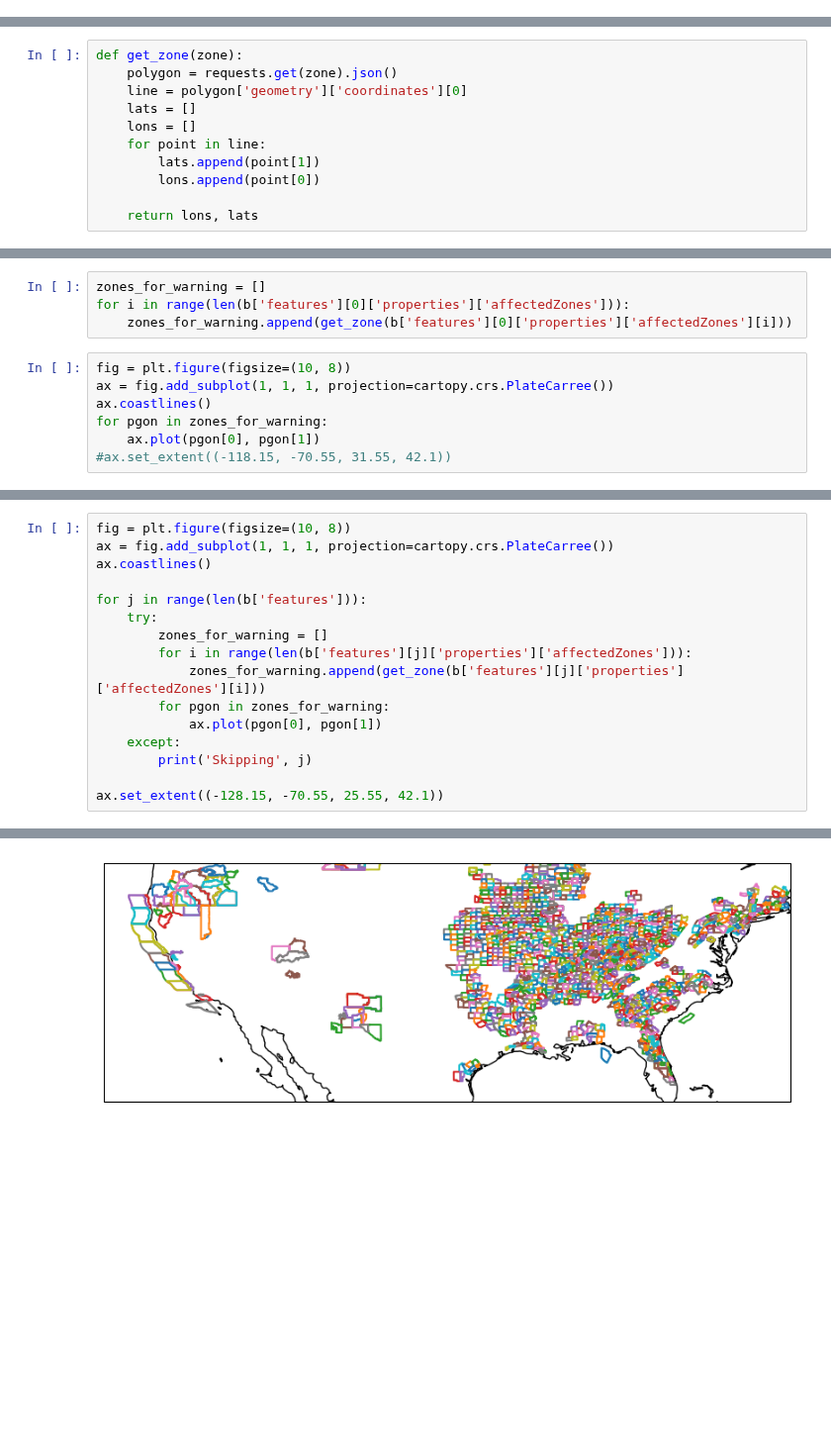
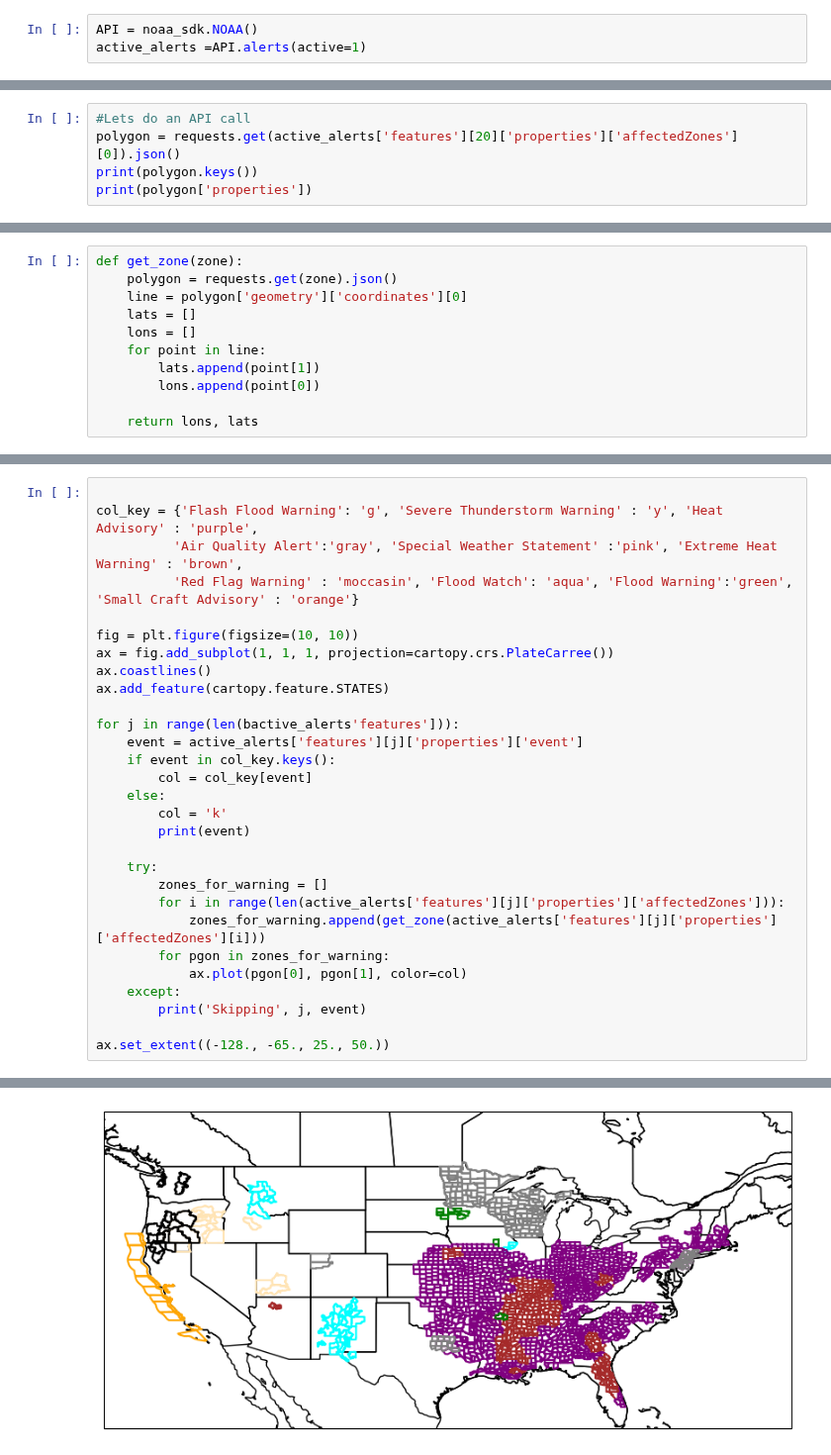
Before and after one commit to scollis/notebooks, a Jupyter notebook: NWSAPI.ipynb, the cells around one changed output, grey strips where cells are left out. Shown at 99% size. Drawn from its saved outputs; the diff is of its cells as text; blank space fills up the shorter version.

```diff
--- a/NWSAPI.ipynb
+++ b/NWSAPI.ipynb
@@ -169,0 +25,3 @@ lons
+# %%
+API = noaa_sdk.NOAA()
+active_alerts =API.alerts(active=1)
@@ -169,0 +54,5 @@ lons
+# %%
+#Lets do an API call
+polygon = requests.get(active_alerts['features'][20]['properties']['affectedZones'][0]).json()
+print(polygon.keys())
+print(polygon['properties'])
@@ -183,11 +78,0 @@ f1_lons, f1_lats  = get_zone(b['features'][0]['properties']['affectedZones'][0])
-# %%
-zones_for_warning = []
-for i in range(len(b['features'][0]['properties']['affectedZones'])):
-    zones_for_warning.append(get_zone(b['features'][0]['properties']['affectedZones'][i]))
-# %%
-fig = plt.figure(figsize=(10, 8))
-ax = fig.add_subplot(1, 1, 1, projection=cartopy.crs.PlateCarree())
-ax.coastlines()
-for pgon in zones_for_warning:
-    ax.plot(pgon[0], pgon[1])
-#ax.set_extent((-118.15, -70.55, 31.55, 42.1))
@@ -196,17 +146,30 @@ for pgon in zones_for_warning:
 # %%
-fig = plt.figure(figsize=(10, 8))
+
+col_key = {'Flash Flood Warning': 'g', 'Severe Thunderstorm Warning' : 'y', 'Heat Advisory' : 'purple',
+          'Air Quality Alert':'gray', 'Special Weather Statement' :'pink', 'Extreme Heat Warning' : 'brown',
+          'Red Flag Warning' : 'moccasin', 'Flood Watch': 'aqua', 'Flood Warning':'green', 'Small Craft Advisory' : 'orange'}
+
+fig = plt.figure(figsize=(10, 10))
 ax = fig.add_subplot(1, 1, 1, projection=cartopy.crs.PlateCarree())
 ax.coastlines()
+ax.add_feature(cartopy.feature.STATES)
 
-for j in range(len(b['features'])):
+for j in range(len(bactive_alerts'features'])):
+    event = active_alerts['features'][j]['properties']['event']
+    if event in col_key.keys():
+        col = col_key[event]
+    else:
+        col = 'k'
+        print(event)
+
     try:
         zones_for_warning = []
-        for i in range(len(b['features'][j]['properties']['affectedZones'])):
-            zones_for_warning.append(get_zone(b['features'][j]['properties']['affectedZones'][i]))
+        for i in range(len(active_alerts['features'][j]['properties']['affectedZones'])):
+            zones_for_warning.append(get_zone(active_alerts['features'][j]['properties']['affectedZones'][i]))
         for pgon in zones_for_warning:
-            ax.plot(pgon[0], pgon[1])
+            ax.plot(pgon[0], pgon[1], color=col)
     except:
-        print('Skipping', j)
+        print('Skipping', j, event)
 
-ax.set_extent((-128.15, -70.55, 25.55, 42.1))
+ax.set_extent((-128., -65., 25., 50.))
 # %% [output]
@@ -224 +193 @@ Skipping 426
-[figure, old version]
+[figure, new version]
```
Also changed, not shown: parts of 36 cells of this notebook.
